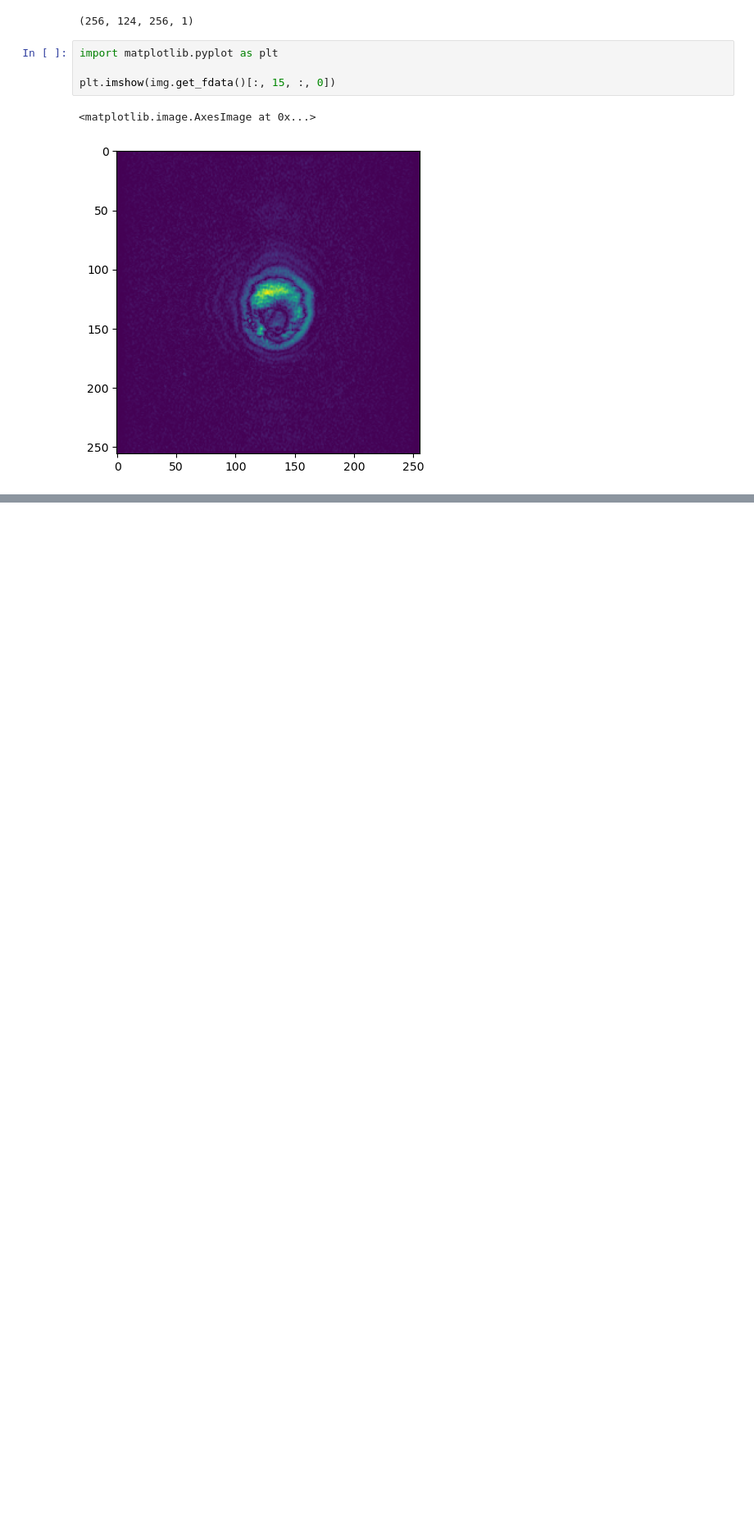
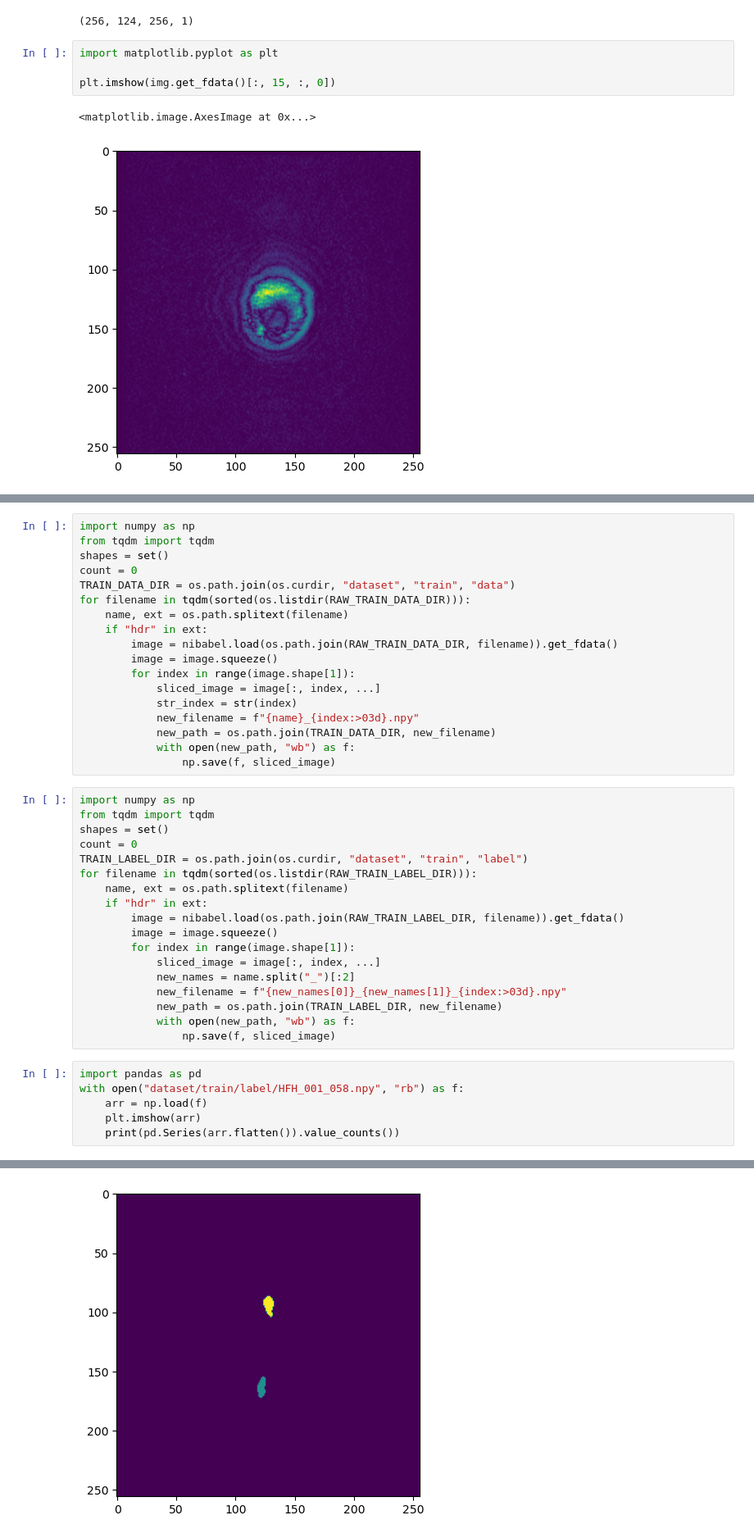
Before and after one commit to MinhyukWoo/keras_lecture, a Jupyter notebook: deep_learning_with_python/hippocampus/test.ipynb, the cells around one changed output, grey strips where cells are left out. Shown at 82% size. Drawn from its saved outputs; the diff is of its cells as text; blank space fills up the shorter version.

```diff
--- a/deep_learning_with_python/hippocampus/test.ipynb
+++ b/deep_learning_with_python/hippocampus/test.ipynb
@@ -18,0 +107,43 @@ plt.imshow(img.get_fdata()[:, 15, :, 0])
+# %%
+import numpy as np
+from tqdm import tqdm
+shapes = set()
+count = 0
+TRAIN_DATA_DIR = os.path.join(os.curdir, "dataset", "train", "data")
+for filename in tqdm(sorted(os.listdir(RAW_TRAIN_DATA_DIR))):
+    name, ext = os.path.splitext(filename)
+    if "hdr" in ext:
+        image = nibabel.load(os.path.join(RAW_TRAIN_DATA_DIR, filename)).get_fdata()
+        image = image.squeeze()
+        for index in range(image.shape[1]):
+            sliced_image = image[:, index, ...]
+            str_index = str(index)
+            new_filename = f"{name}_{index:>03d}.npy"
+            new_path = os.path.join(TRAIN_DATA_DIR, new_filename)
+            with open(new_path, "wb") as f:
+                np.save(f, sliced_image)
+# %%
+import numpy as np
+from tqdm import tqdm
+shapes = set()
+count = 0
+TRAIN_LABEL_DIR = os.path.join(os.curdir, "dataset", "train", "label")
+for filename in tqdm(sorted(os.listdir(RAW_TRAIN_LABEL_DIR))):
+    name, ext = os.path.splitext(filename)
+    if "hdr" in ext:
+        image = nibabel.load(os.path.join(RAW_TRAIN_LABEL_DIR, filename)).get_fdata()
+        image = image.squeeze()
+        for index in range(image.shape[1]):
+            sliced_image = image[:, index, ...]
+            new_names = name.split("_")[:2]
+            new_filename = f"{new_names[0]}_{new_names[1]}_{index:>03d}.npy"
+            new_path = os.path.join(TRAIN_LABEL_DIR, new_filename)
+            with open(new_path, "wb") as f:
+                np.save(f, sliced_image)
+# %%
+import pandas as pd
+with open("dataset/train/label/HFH_001_058.npy", "rb") as f:
+    arr = np.load(f)
+    plt.imshow(arr)
+    print(pd.Series(arr.flatten()).value_counts())
+# %% [output]
@@ -18,0 +154 @@ plt.imshow(img.get_fdata()[:, 15, :, 0])
+[figure, added]
```
Also changed, not shown: parts of 18 cells of this notebook, 1 other file.
